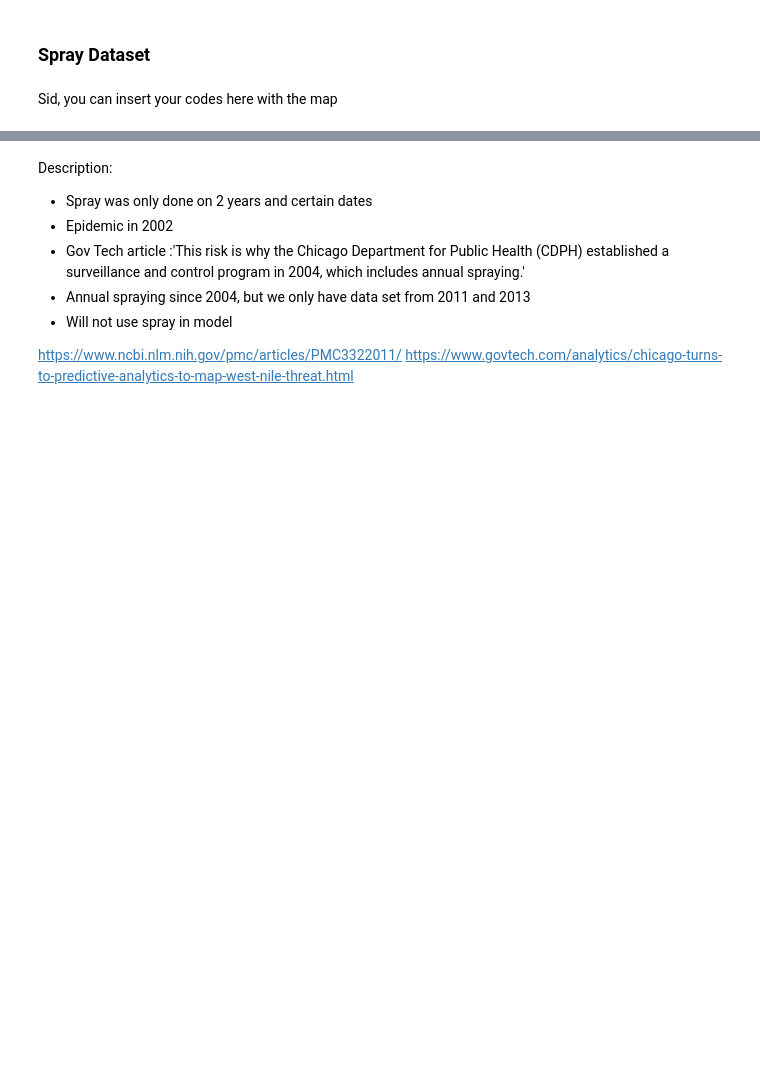
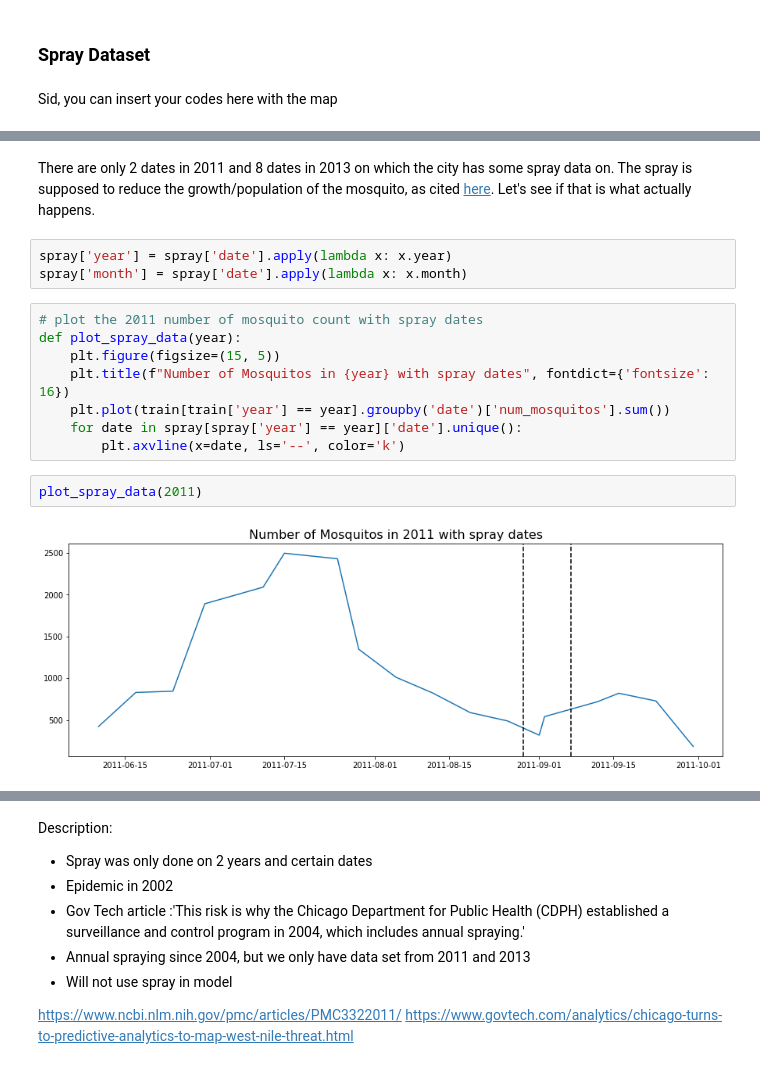
Before and after one commit to SiddharthPatel45/west-nile-virus, a Jupyter notebook: code/Part 1 - Data Cleaning and EDA.ipynb, the cells around one changed output, grey strips where cells are left out. Saved outputs shown, nothing was run; the diff lists cells and outputs as text; blank space fills up the shorter version.

```diff
--- a/code/Part 1 - Data Cleaning and EDA.ipynb
+++ b/code/Part 1 - Data Cleaning and EDA.ipynb
@@ -906,0 +985,17 @@ Sid, you can insert your codes here with the map
+# %% [markdown]
+There are only 2 dates in 2011 and 8 dates in 2013 on which the city has some spray data on. The spray is supposed to reduce the growth/population of the mosquito, as cited [here](https://www.cdc.gov/westnile/vectorcontrol/aerial-spraying.html). Let's see if that is what actually happens.
+# %%
+spray['year'] = spray['date'].apply(lambda x: x.year)
+spray['month'] = spray['date'].apply(lambda x: x.month)
+# %%
+# plot the 2011 number of mosquito count with spray dates
+def plot_spray_data(year):
+    plt.figure(figsize=(15, 5))
+    plt.title(f"Number of Mosquitos in {year} with spray dates", fontdict={'fontsize': 16})
+    plt.plot(train[train['year'] == year].groupby('date')['num_mosquitos'].sum())
+    for date in spray[spray['year'] == year]['date'].unique():
+        plt.axvline(x=date, ls='--', color='k')
+# %%
+plot_spray_data(2011)
+# %% [output]
+[figure, added]
```
Also changed, not shown: parts of 16 cells of this notebook.
